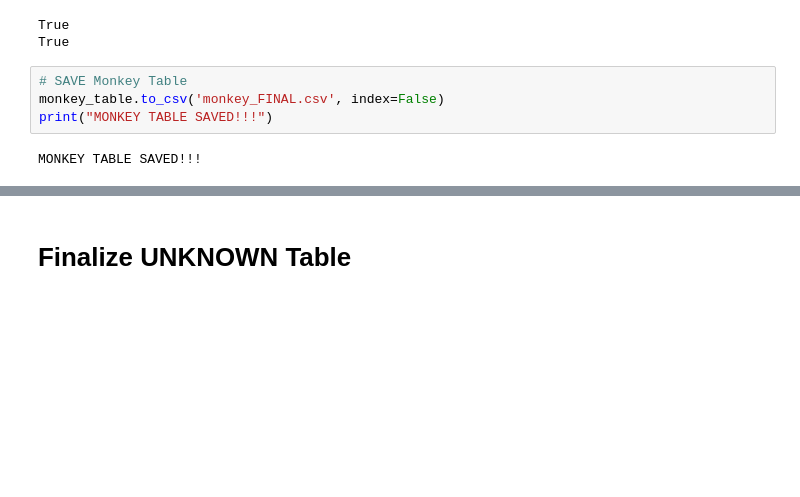
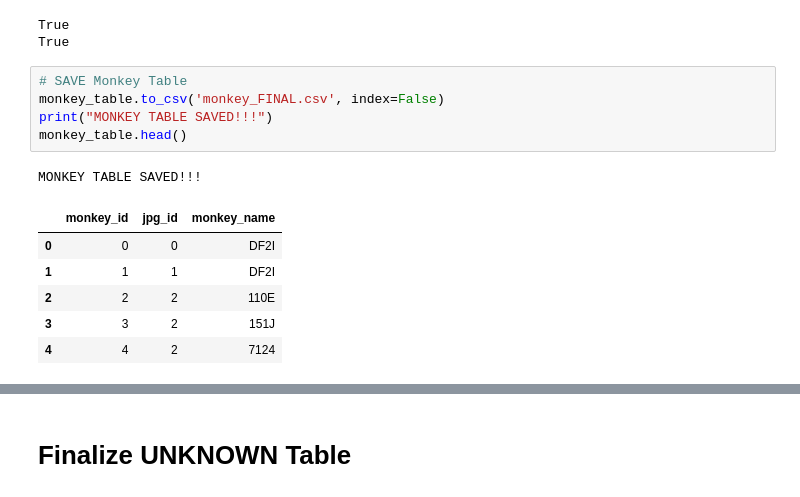
Before and after one commit to julie0924/PhotoMetadata, a Jupyter notebook: Combining.ipynb, the cells around one changed output, grey strips where cells are left out. Saved outputs shown, nothing was run; the diff lists cells and outputs as text; blank space fills up the shorter version.

```diff
--- a/Combining.ipynb
+++ b/Combining.ipynb
@@ -214,9 +215,16 @@ True
 # %%
 # SAVE Monkey Table
 monkey_table.to_csv('monkey_FINAL.csv', index=False)
 print("MONKEY TABLE SAVED!!!")
+monkey_table.head()
 # %% [output]
 MONKEY TABLE SAVED!!!
+|  | monkey_id | jpg_id | monkey_name |
+| 0 | 0 | 0 | DF2I |
+| 1 | 1 | 1 | DF2I |
+| 2 | 2 | 2 | 110E |
+| 3 | 3 | 2 | 151J |
+| 4 | 4 | 2 | 7124 |
 # %%
 # SAVE Coordinate Table
 coordinate_table.to_csv('coordinate_FINAL.csv', index=False)
```
Also changed, not shown: parts of 3 cells of this notebook, 10 other files.
